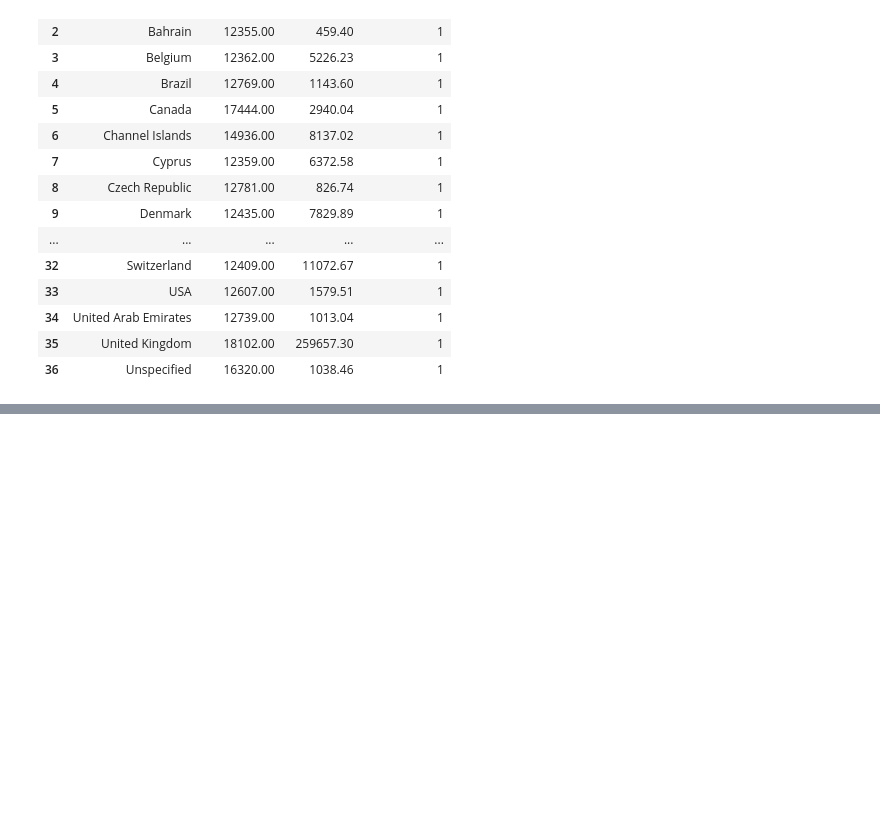
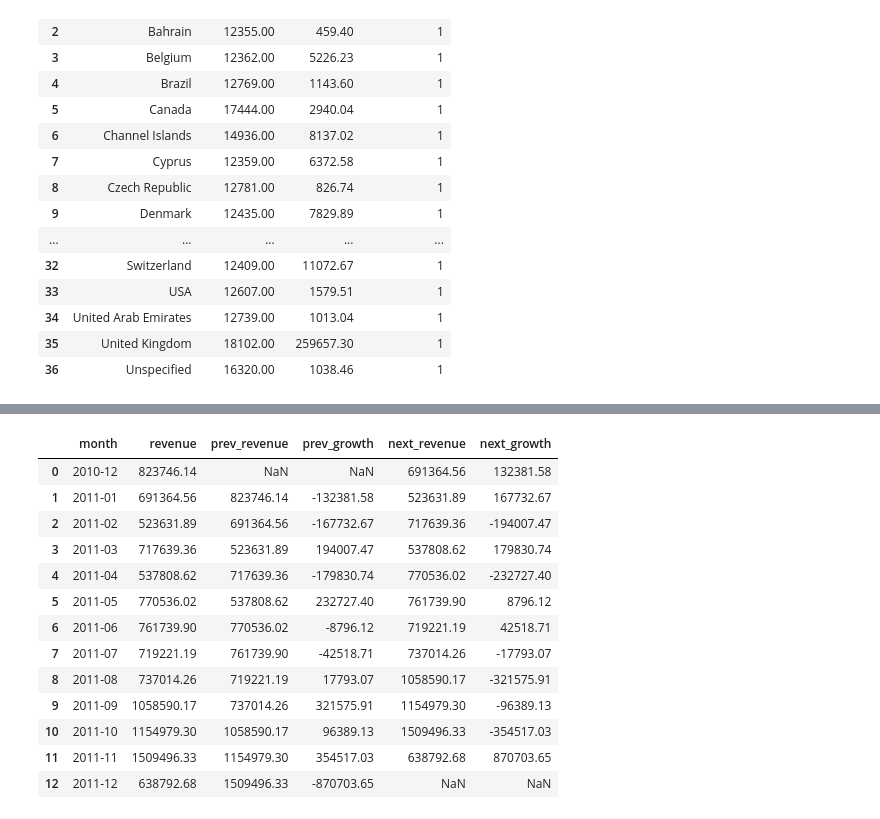
Before and after one commit to Danammadhunika/ml-journey, a Jupyter notebook: project_03_ecommerce_sql/notebooks/ecommerce_sql_analysis.ipynb, the cells around one changed output, grey strips where cells are left out. Saved outputs shown, nothing was run; the diff lists cells and outputs as text; code cells hidden in the pictures; blank space fills up the shorter version.

Commit message:
Day 17: LAG and LEAD functions - monthly revenue trends

```diff
--- a/project_03_ecommerce_sql/notebooks/ecommerce_sql_analysis.ipynb
+++ b/project_03_ecommerce_sql/notebooks/ecommerce_sql_analysis.ipynb
@@ -2171,0 +2381,78 @@ result_q2
+# %%
+# ============================================
+# QUERY Q4 — LAG + LEAD Complete Picture
+# Business Question: Full monthly revenue
+#                    backwards and forwards view
+# ============================================
+
+# WHY COMBINE BOTH?
+# LAG shows where we came from
+# LEAD shows where we are going
+# Together → complete 360 degree revenue picture!
+# Perfect for executive dashboards and reports!
+
+# FOUR COLUMNS EXPLAINED:
+# prev_revenue → last month actual number
+# prev_growth  → how much we grew FROM last month
+# next_revenue → next month actual number
+# next_growth  → how much we will change TO next month
+
+# SPOTTING THE PEAK:
+# November 2011 → positive prev_growth = grew from October
+#               → positive next_growth = December lower
+# = November is confirmed PEAK month!
+
+# NULL PATTERN:
+# First row → prev_revenue NULL, prev_growth NULL
+# Last row  → next_revenue NULL, next_growth NULL
+# Always expected — nothing before first, nothing after last!
+
+# Python equivalent:
+# df['prev_revenue'] = df['revenue'].shift(1)
+# df['next_revenue'] = df['revenue'].shift(-1)
+# df['prev_growth'] = df['revenue'] - df['prev_revenue']
+# df['next_growth'] = df['revenue'] - df['next_revenue']
+
+# Key Insights:
+# September to November = consistent growth both ways!
+# November 2011 = confirmed peak — highest prev AND next growth!
+# December drop = -£870,703 — biggest single month fall!
+# Classic UK gift shop Christmas pattern confirmed!
+
+query_q4 = """
+WITH monthly_revenue AS (
+    -- CTE: calculate total revenue per month
+    SELECT substr(InvoiceDate, 7, 4) || '-' ||
+           substr(InvoiceDate, 4, 2) AS month,
+           ROUND(SUM(Quantity * UnitPrice), 2) AS revenue
+    FROM orders
+    WHERE Quantity > 0
+    GROUP BY month
+)
+-- Final: complete backwards and forwards revenue view
+SELECT month,
+       revenue,
+       LAG(revenue, 1)  OVER (ORDER BY month) AS prev_revenue,
+       ROUND(revenue - LAG(revenue, 1)  OVER (ORDER BY month), 2) AS prev_growth,
+       LEAD(revenue, 1) OVER (ORDER BY month) AS next_revenue,
+       ROUND(revenue - LEAD(revenue, 1) OVER (ORDER BY month), 2) AS next_growth
+FROM monthly_revenue
+ORDER BY month
+"""
+result_q4 = pd.read_sql_query(query_q4, conn)
+result_q4
+# %% [output]
+|  | month | revenue | prev_revenue | prev_growth | next_revenue | next_growth |
+| 0 | 2010-12 | 823746.14 | NaN | NaN | 691364.56 | 132381.58 |
+| 1 | 2011-01 | 691364.56 | 823746.14 | -132381.58 | 523631.89 | 167732.67 |
+| 2 | 2011-02 | 523631.89 | 691364.56 | -167732.67 | 717639.36 | -194007.47 |
+| 3 | 2011-03 | 717639.36 | 523631.89 | 194007.47 | 537808.62 | 179830.74 |
+| 4 | 2011-04 | 537808.62 | 717639.36 | -179830.74 | 770536.02 | -232727.40 |
+| 5 | 2011-05 | 770536.02 | 537808.62 | 232727.40 | 761739.90 | 8796.12 |
+| 6 | 2011-06 | 761739.90 | 770536.02 | -8796.12 | 719221.19 | 42518.71 |
+| 7 | 2011-07 | 719221.19 | 761739.90 | -42518.71 | 737014.26 | -17793.07 |
+| 8 | 2011-08 | 737014.26 | 719221.19 | 17793.07 | 1058590.17 | -321575.91 |
+| 9 | 2011-09 | 1058590.17 | 737014.26 | 321575.91 | 1154979.30 | -96389.13 |
+| 10 | 2011-10 | 1154979.30 | 1058590.17 | 96389.13 | 1509496.33 | -354517.03 |
+| 11 | 2011-11 | 1509496.33 | 1154979.30 | 354517.03 | 638792.68 | 870703.65 |
+| 12 | 2011-12 | 638792.68 | 1509496.33 | -870703.65 | NaN | NaN |
```
Also changed, not shown: parts of 3 cells of this notebook, 1 other file.
